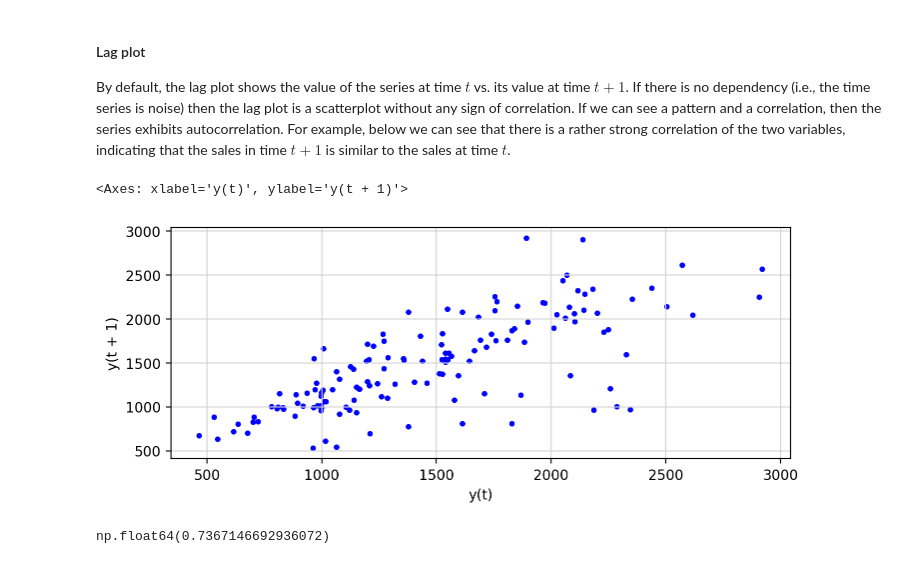
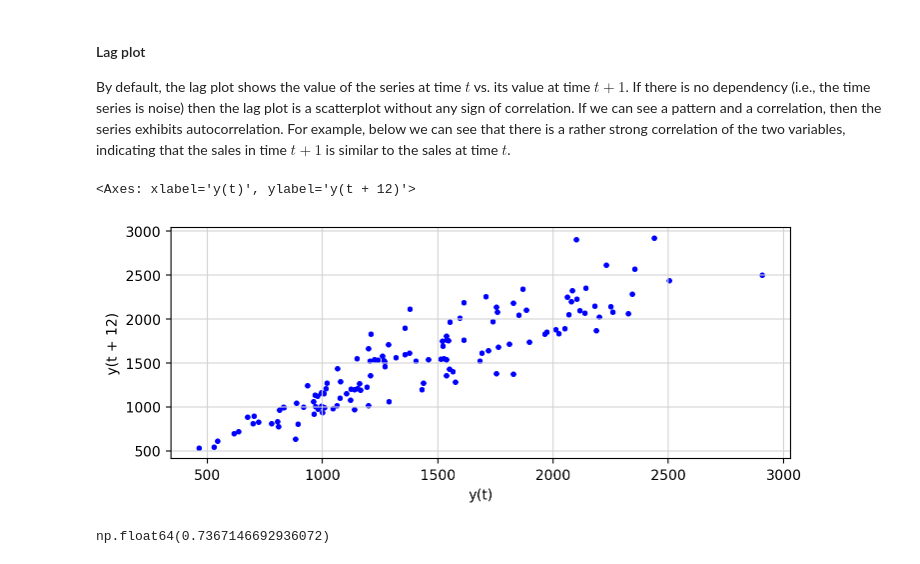
Before and after one commit to SebastianSanchez5/DataAnalysis, a Jupyter notebook: Sebastian_Sanchez_Copy_of_A_Introduction_to_Time_Series_and_Forecasting.ipynb, the cells around one changed output. Saved outputs shown, nothing was run; the diff lists cells and outputs as text; code cells hidden in the pictures.

```diff
--- a/Sebastian_Sanchez_Copy_of_A_Introduction_to_Time_Series_and_Forecasting.ipynb
+++ b/Sebastian_Sanchez_Copy_of_A_Introduction_to_Time_Series_and_Forecasting.ipynb
@@ -554,10 +554,10 @@ Pandas provides two types of plots that can be used for the analysis of time ser
 
 By default, the lag plot shows the value of the series at time $t$ vs. its value at time $t+1$. If there is no dependency (i.e., the time series is noise) then the lag plot is a scatterplot without any sign of correlation. If we can see a pattern and a correlation, then the series exhibits autocorrelation. For example, below we can see that there is a rather strong correlation of the two variables, indicating that the sales in time $t+1$ is similar to the sales at time $t$.
 # %%
-pd.plotting.lag_plot(df["Sales"], lag = 1, c='b')
+pd.plotting.lag_plot(df["Sales"], lag = 12, c='b')
 # %% [output]
-<Axes: xlabel='y(t)', ylabel='y(t + 1)'>
+<Axes: xlabel='y(t)', ylabel='y(t + 12)'>
-[figure, old version]
+[figure, new version]
 # %%
 # The plot above shows the autocorrelation of the t and t+1
 # is around 0.73
```
Also changed, not shown: parts of 3 cells of this notebook.
